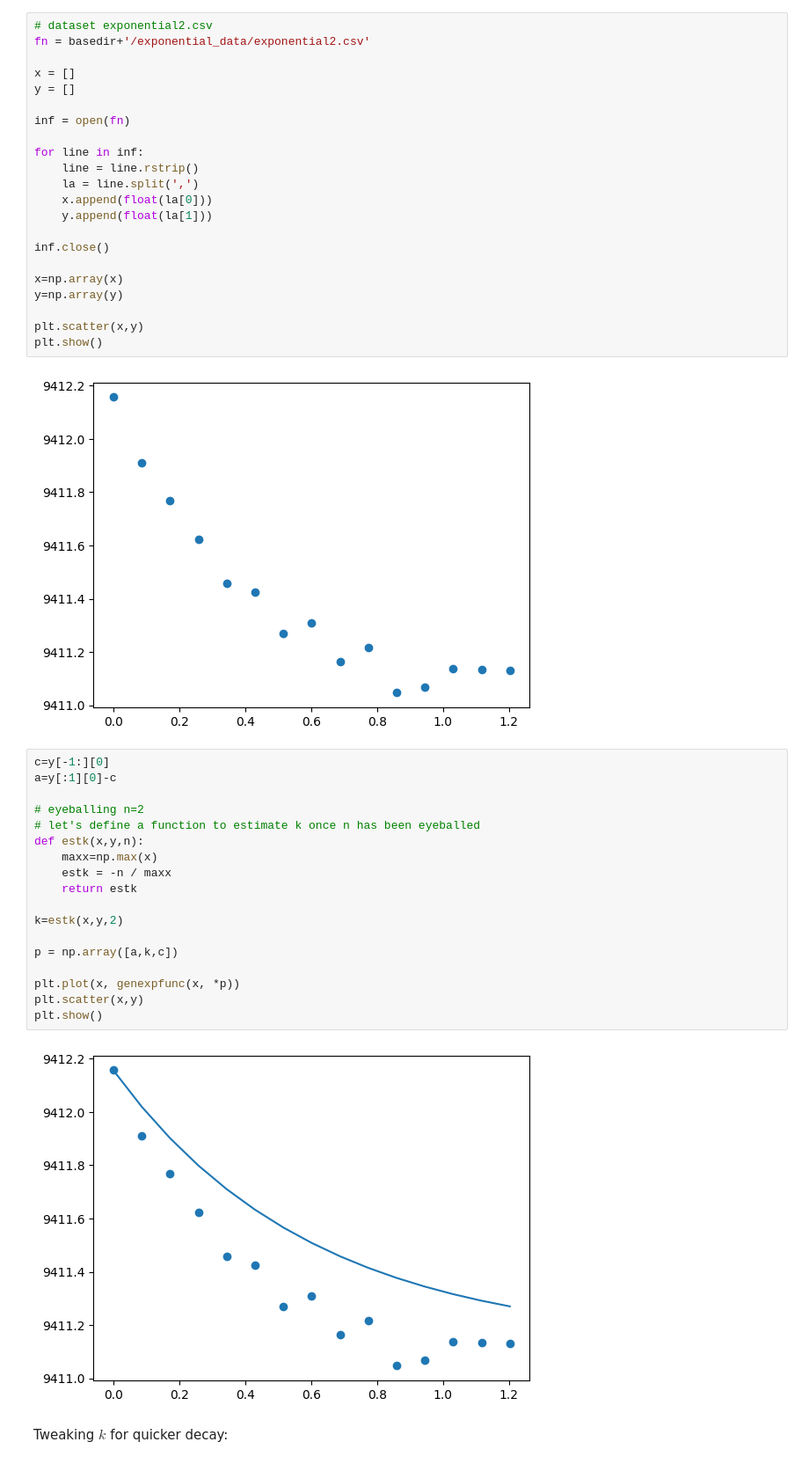
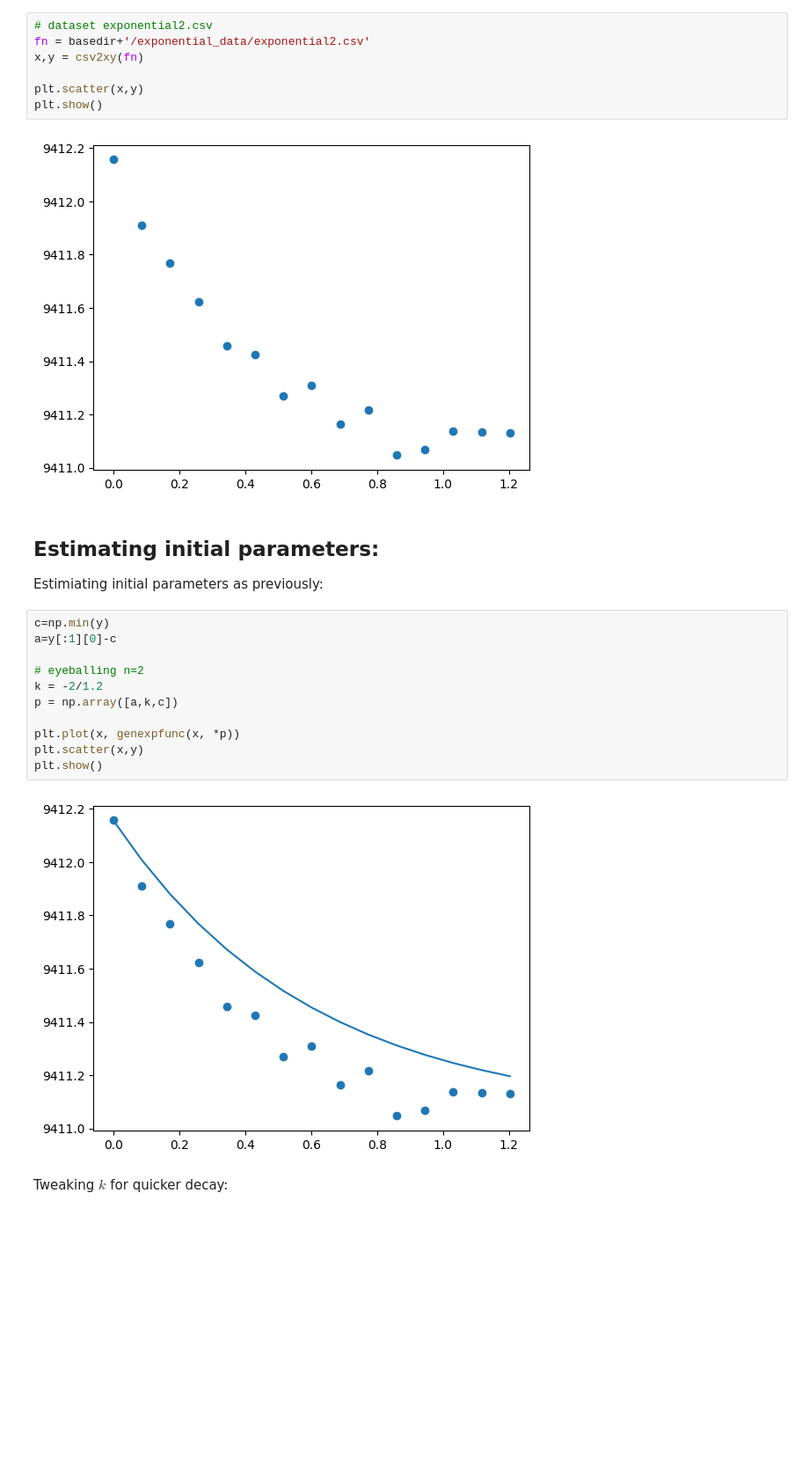
Before and after one commit to dmmorganphd/intro_curve_fitting_python, a Jupyter notebook: exponential_solutions.ipynb, the cells around one changed output. Shown: that part at 88% size. Cells and saved outputs as stored; diff of their text form; blank space fills up the shorter version.

```diff
--- a/exponential_solutions.ipynb
+++ b/exponential_solutions.ipynb
@@ -185,47 +176,28 @@ plt.show()
 # %%
 # dataset exponential2.csv
 fn = basedir+'/exponential_data/exponential2.csv'
-
-x = []
-y = []
-
-inf = open(fn)
-
-for line in inf:
-    line = line.rstrip()
-    la = line.split(',')
-    x.append(float(la[0]))
-    y.append(float(la[1]))
-
-inf.close()
-
-x=np.array(x)
-y=np.array(y)
+x,y = csv2xy(fn)
 
 plt.scatter(x,y)
 plt.show()
 # %% [output]
 [figure]
+# %% [markdown]
+## Estimating initial parameters:
+Estimiating initial parameters as previously:
 # %%
-c=y[-1:][0]
+c=np.min(y)
 a=y[:1][0]-c
 
 # eyeballing n=2
-# let's define a function to estimate k once n has been eyeballed
-def estk(x,y,n):
-    maxx=np.max(x)
-    estk = -n / maxx
-    return estk
-
-k=estk(x,y,2)
-
+k = -2/1.2
 p = np.array([a,k,c])
 
 plt.plot(x, genexpfunc(x, *p))
 plt.scatter(x,y)
 plt.show()
 # %% [output]
-[figure, old version]
+[figure, new version]
 # %% [markdown]
 Tweaking $k$ for quicker decay:
 # %%
```
Also changed, not shown: parts of 23 cells of this notebook, 49 other files.
